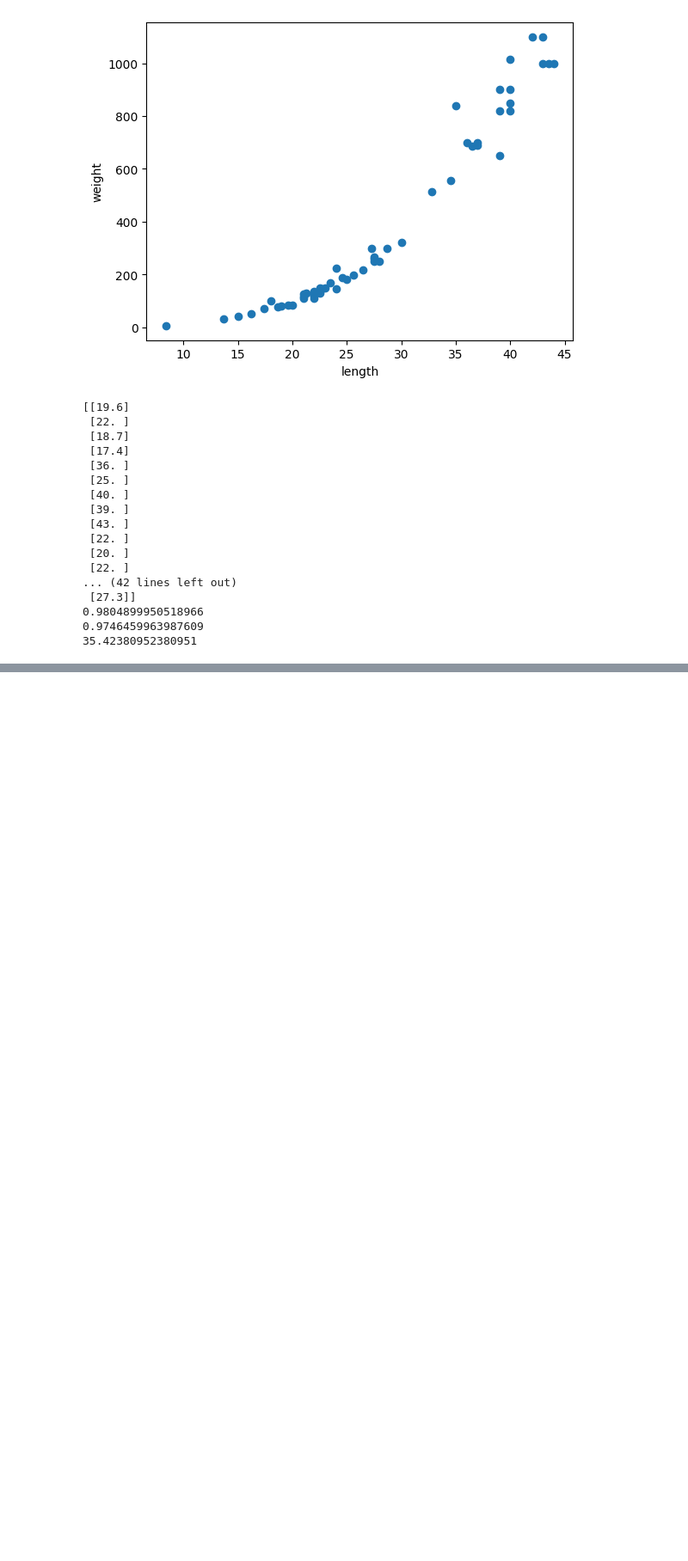
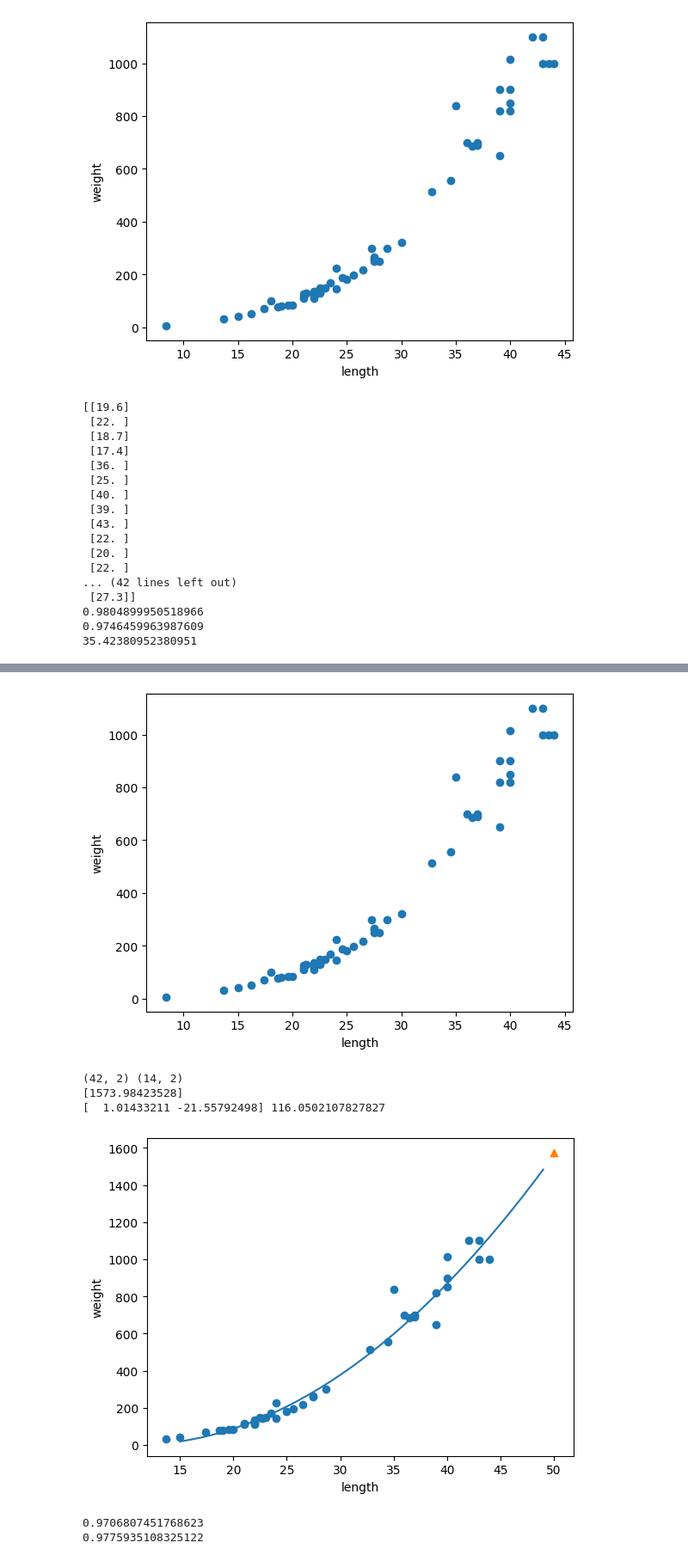
Before and after one commit to dkaskgkdua/ai_study, a Jupyter notebook: ai_test.ipynb, the cells around one changed output, grey strips where cells are left out. Shown: that part at 86% size. Cells and saved outputs as stored; diff of their text form; code cells hidden in the pictures; blank space fills up the shorter version.

```diff
--- a/ai_test.ipynb
+++ b/ai_test.ipynb
@@ -410,0 +416,72 @@ print(mae)
+# %%
+import matplotlib.pyplot as plt
+from sklearn.model_selection import train_test_split
+from sklearn.metrics import mean_absolute_error
+from sklearn.linear_model import LinearRegression
+import numpy as np
+
+perch_length = np.array([8.4, 13.7, 15.0, 16.2, 17.4, 18.0, 18.7, 19.0, 19.6, 20.0, 21.0,
+       21.0, 21.0, 21.3, 22.0, 22.0, 22.0, 22.0, 22.0, 22.5, 22.5, 22.7,
+       23.0, 23.5, 24.0, 24.0, 24.6, 25.0, 25.6, 26.5, 27.3, 27.5, 27.5,
+       27.5, 28.0, 28.7, 30.0, 32.8, 34.5, 35.0, 36.5, 36.0, 37.0, 37.0,
+       39.0, 39.0, 39.0, 40.0, 40.0, 40.0, 40.0, 42.0, 43.0, 43.0, 43.5,
+       44.0])
+perch_weight = np.array([5.9, 32.0, 40.0, 51.5, 70.0, 100.0, 78.0, 80.0, 85.0, 85.0, 110.0,
+       115.0, 125.0, 130.0, 120.0, 120.0, 130.0, 135.0, 110.0, 130.0,
+       150.0, 145.0, 150.0, 170.0, 225.0, 145.0, 188.0, 180.0, 197.0,
+       218.0, 300.0, 260.0, 265.0, 250.0, 250.0, 300.0, 320.0, 514.0,
+       556.0, 840.0, 685.0, 700.0, 700.0, 690.0, 900.0, 650.0, 820.0,
+       850.0, 900.0, 1015.0, 820.0, 1100.0, 1000.0, 1100.0, 1000.0,
+       1000.0])
+
+plt.scatter(perch_length, perch_weight)
+plt.xlabel('length')
+plt.ylabel('weight')
+plt.show()
+
+
+train_input, test_input, train_target, test_target = train_test_split(perch_length, perch_weight, random_state = 42)
+
+# 2차방정식을 위한 길이를 제곱한 항으로 만들어줌
+train_poly = np.column_stack((train_input ** 2, train_input))
+test_poly = np.column_stack((test_input ** 2, test_input))
+
+print(train_poly.shape, test_poly.shape)
+
+# 훈련세트는 제곱 항을 추가했지만 타깃값은 그대로!
+lr = LinearRegression()
+lr.fit(train_poly, train_target)
+
+print(lr.predict([[50**2, 50]]))
+
+# 이 모델은 아래와 같이 그래프를 학습했음
+# 무게 = 1.01 * 길이^2 - 21.6 * 길이 + 116.05
+# 무게 = 1.01A^2 - 21.6A + 116.05
+print(lr.coef_, lr.intercept_)
+
+# 이러한 방정식을 다항식을 사용한 선형 회귀 = 다항 회귀
+
+# 구간별 직선을 그리기 위해 15에서 49까지 정수 배열을 만듬
+point = np.arange(15, 50)
+
+# 훈련 세트의 산점도를 그림
+plt.scatter(train_input, train_target)
+
+# 15에서 49까지 2차방정식 그래프를 그림
+plt.plot(point, 1.01*point**2 - 21.6*point + 116.05)
+plt.scatter(50, 1574, marker = '^')
+plt.xlabel('length')
+plt.ylabel('weight')
+plt.show()
+# 그래프를 보면 0보다 밑으로 안떨어진다
+# 점수도 좋아짐. 다만 테스트 세트의 점수가 조금 더 높아 과소적합이 아직 남아 있음.
+print(lr.score(train_poly, train_target))
+print(lr.score(test_poly, test_target))
+# %% [output]
+[figure, added]
+(42, 2) (14, 2)
+[1573.98423528]
+[  1.01433211 -21.55792498] 116.0502107827827
+[figure, added]
+0.9706807451768623
+0.9775935108325122
```
Also changed, not shown: parts of 1 cell of this notebook.
